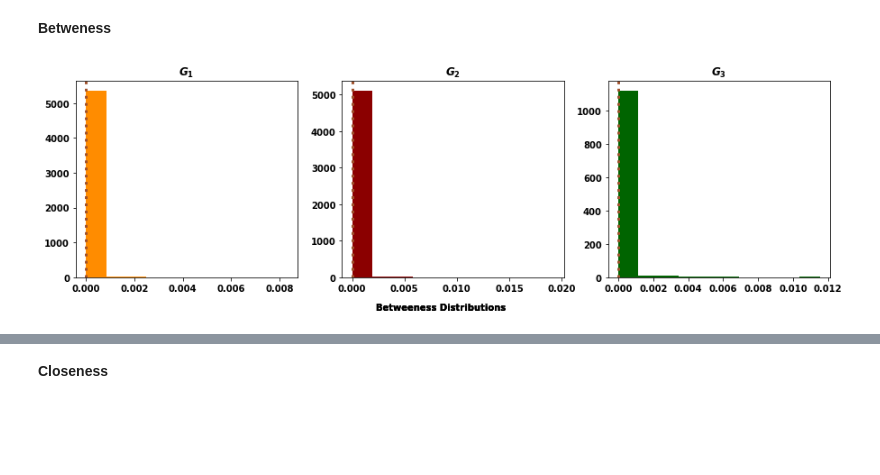
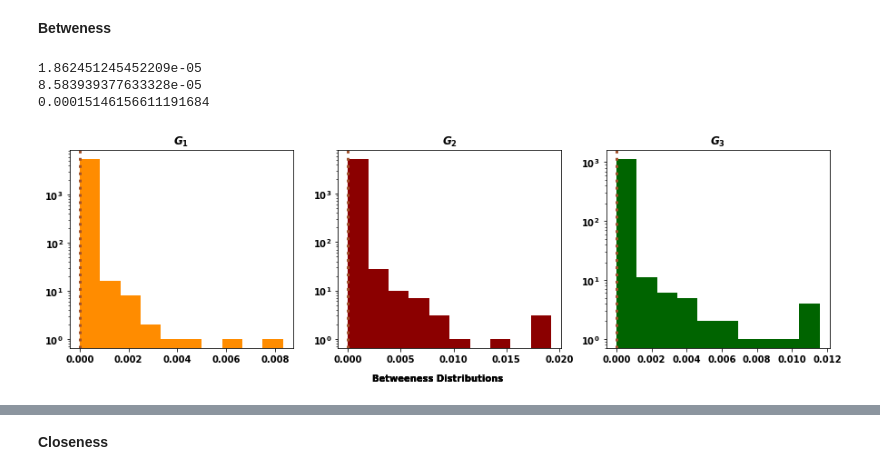
Before and after one commit to Nikoleta-v3/bibliometric-study-of-the-prisoners-dilemma, a Jupyter notebook: src/nbs/3. Influence.ipynb, the cells around one changed output, grey strips where cells are left out. Drawn from its saved outputs; the diff is of its cells as text; code cells hidden in the pictures; blank space fills up the shorter version.

```diff
--- a/src/nbs/3. Influence.ipynb
+++ b/src/nbs/3. Influence.ipynb
@@ -113,12 +87,16 @@ distributions_betweeness = [[point[1] for point in coeff] for coeff in betweenes
 # %%
 fig, axes = plt.subplots(nrows=1, ncols=3, figsize=(15, 4))
 for i, dstr in enumerate(distributions_betweeness):
-    axes[i].hist(dstr,  color=colors[i]);
+    axes[i].hist(dstr,  color=colors[i], log=True);
+    print(np.mean(dstr))
     axes[i].axvline(np.median(dstr), color='sienna', linestyle=':', linewidth=3, label='median')
     axes[i].title.set_text(labels[i])
 
     fig.text(0.5, 0.00, 'Betweeness Distributions', ha='center', fontsize=10)
 
 plt.savefig('../../assets/images/betweeness_distributions.pdf')
 # %% [output]
+1.862451245452209e-05
+8.583939377633328e-05
+0.00015146156611191684
-[figure, old version]
+[figure, new version]
```
Also changed, not shown: parts of 52 cells of this notebook, 8 other files.
